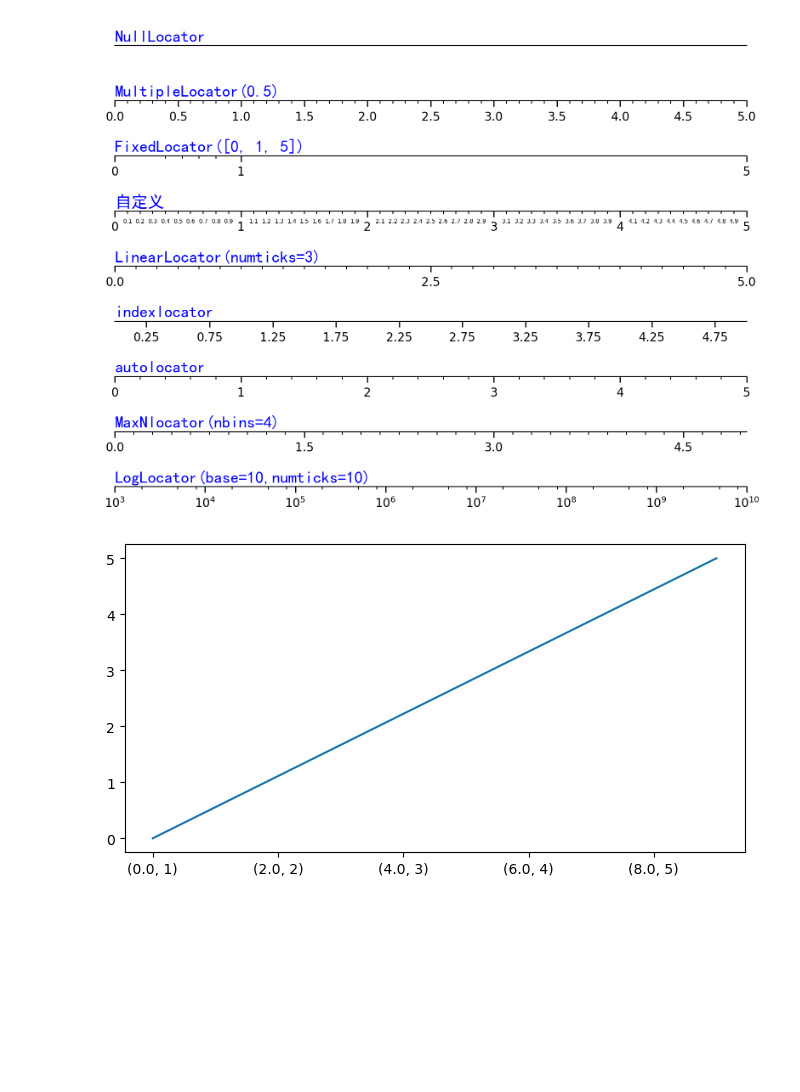
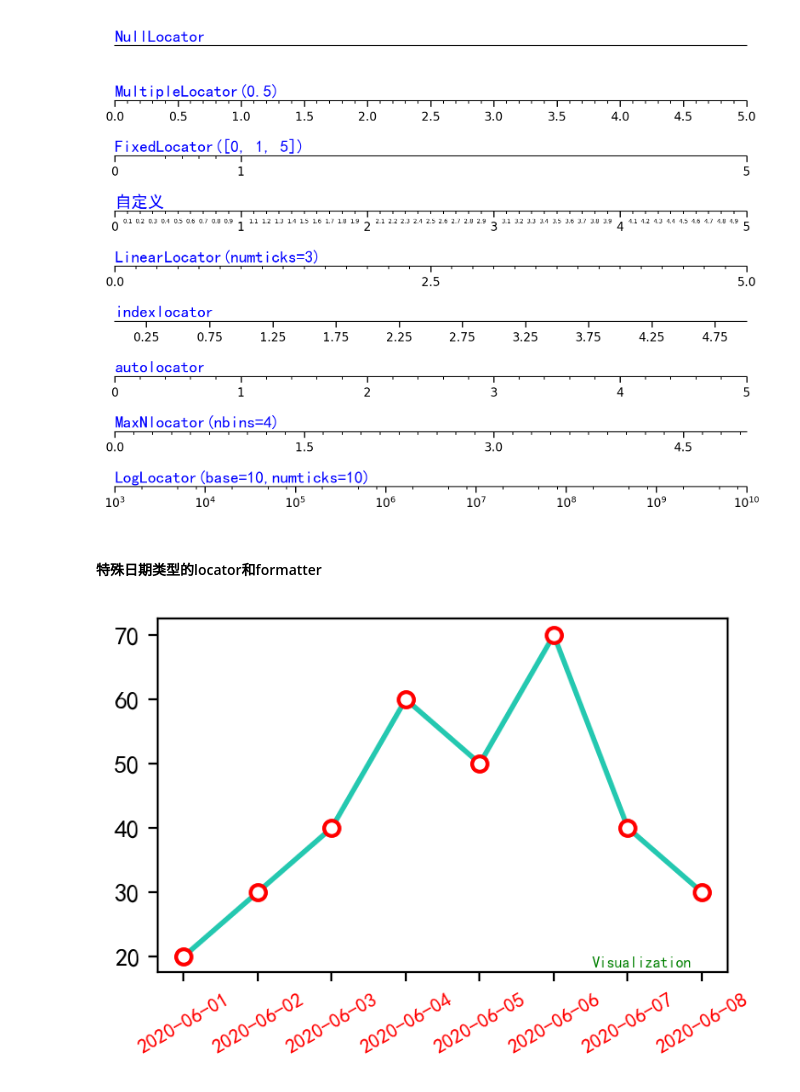
Before and after one commit to GGuo888/fantastic-matplotlib, a Jupyter notebook: practice/day04.ipynb, the cells around one changed output. Drawn from its saved outputs; the diff is of its cells as text; code cells hidden in the pictures; blank space fills up the shorter version.

```diff
--- a/practice/day04.ipynb
+++ b/practice/day04.ipynb
@@ -436,13 +469,35 @@ axs[8].xaxis.set_major_locator(ticker.LogLocator(base=10,numticks=10))
 axs[8].xaxis.set_minor_locator(ticker.LogLocator(base=10,subs=[2,5,8]))#设置副刻度线出现的位置，是索引
 # %% [output]
 [figure]
-# %%
-def test(x,pos):
-    return x,pos
-
-fig,ax = plt.subplots(figsize=(8,4))
-ax.plot(np.arange(10),np.linspace(0,5,10))
-
-ax.xaxis.set_major_formatter(ticker.FuncFormatter(test))
-# %% [output]
-[figure, removed]
+# %% [markdown]
+#### 特殊日期类型的locator和formatter
+# %%
+'自定义时间轴'
+# 设置参数
+plt.rcParams['font.sans-serif'] = 'SimHei'
+plt.rcParams['axes.unicode_minus'] = False
+# 准备数据
+dates=[20200601,20200602,20200603,20200604,20200605,20200606,20200607,20200608]
+sales=[20,30,40,60,50,70,40,30]
+x = [datetime.datetime.strptime(str(d),'%Y%m%d').date() for d in dates]
+# 绘图
+fig,ax = plt.subplots(figsize=(4,2.5),dpi=200)
+ax.plot(x,sales,lw=2,c='#24C8B0',marker='o',mec='r',mfc='w',mew=1.5,markersize=6)
+# 调整标签/图例/轴坐标/轴标签参数
+# ax.xaxis.set_ticks(x)
+# ax.xaxis.set_ticklabels(x,rotation=30,fontsize='small')
+# ax.xaxis.set_ticks_position('top')
+
+# ax.tick_params('x',which='major',labelsize=8,pad=3,labelcolor='pink',labelrotation=30,direction='out')
+# 或者使用以下方式设置
+for label in ax.xaxis.get_ticklabels(): #ax.get_xticklabels()
+    label.set_color('red')
+    label.set_rotation(30)
+    label.set_fontsize(8)
+
+ax.text(0.85,0.05,'\nVisualization',transform=ax.transAxes,color='green',fontsize=6,
+        ha='center',va='center',fontweight='bold')
+
+plt.show()
+# %% [output]
+[figure, added]
```
Also changed, not shown: parts of 18 cells of this notebook.
